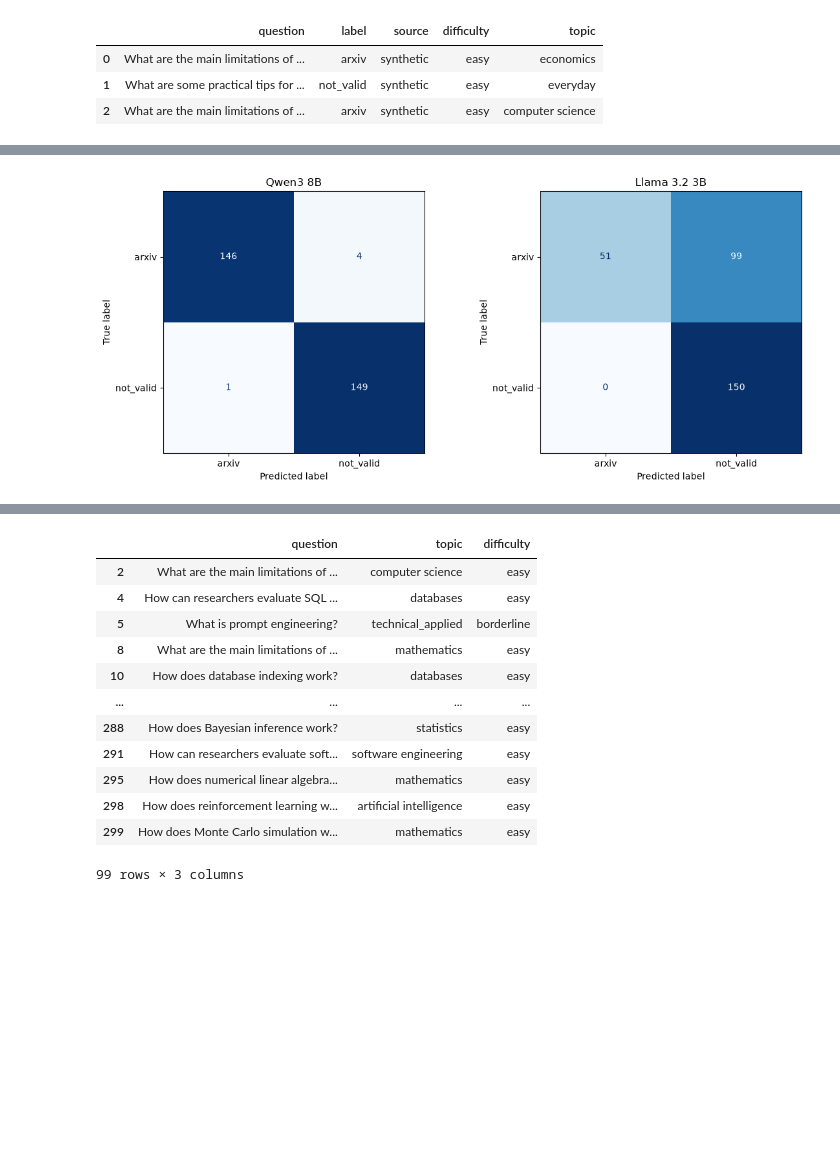
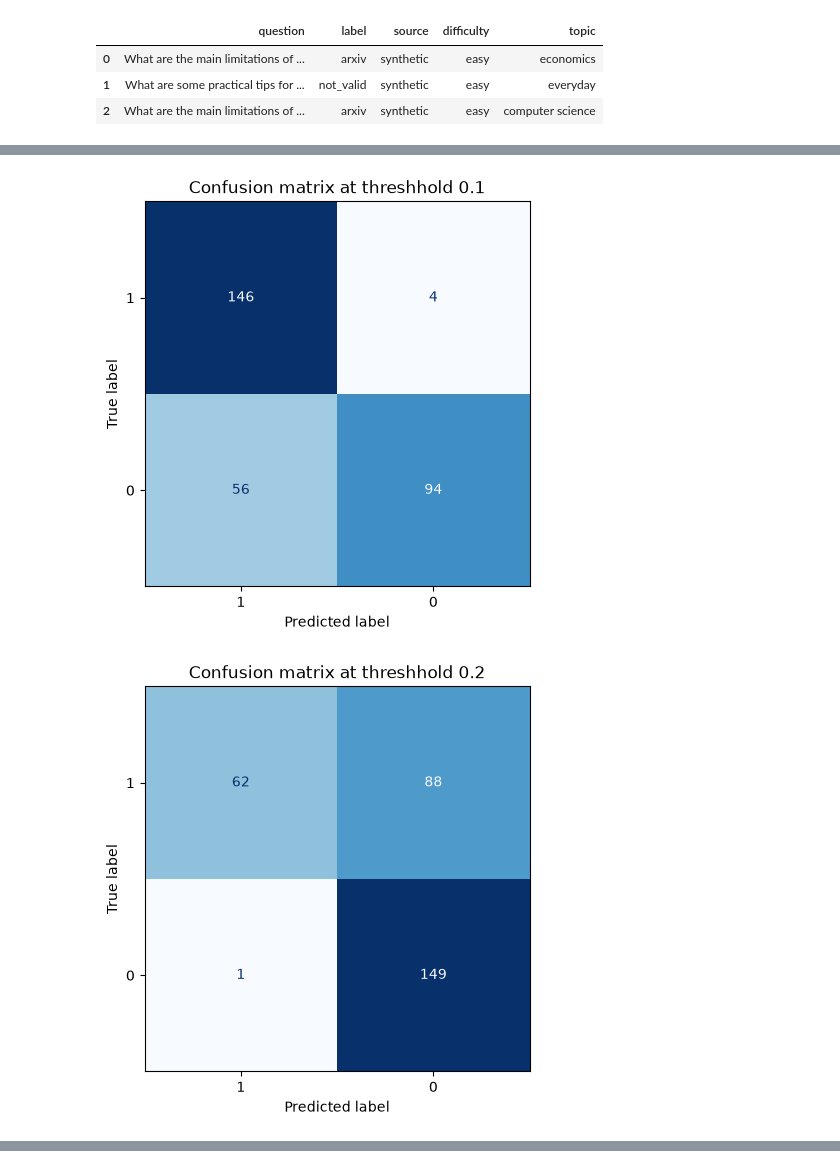
Before and after one commit to vilyapilya/scientific_article_RAG, a Jupyter notebook: component_level_eval/classifier_eval.ipynb, the cells around one changed output, grey strips where cells are left out. Drawn from its saved outputs; the diff is of its cells as text; code cells hidden in the pictures; blank space fills up the shorter version.

```diff
--- a/component_level_eval/classifier_eval.ipynb
+++ b/component_level_eval/classifier_eval.ipynb
@@ -74,4 +61,4 @@ llama = ChatOllama(
     model="llama3.2:3b",
     base_url="http://localhost:11434"
 )
-classifier_model =
+models = {"qwen": qwen, "llama": llama}
@@ -197,0 +162,11 @@ From the dataframe above, we see that qwen has much better scores on all metrics
+# %%
+y_true = df["label"].map({
+    "arxiv": 1,
+    "not_valid": 0
+})
+threshold = [0.1, 0.2, 0.3, 0.4 ,0.5]
+df["qwen_prediction"] = pd.to_numeric(df["qwen_prediction"])
+df["llama_prediction"] = pd.to_numeric(df["llama_prediction"])
+for t in threshold:
+    evaluation_df = calculate_scores_at(t)
+    plot_performance(evaluation_df, t)
@@ -197,0 +254,7 @@ From the dataframe above, we see that qwen has much better scores on all metrics
+# %%
+new_llama_pred = (df["new_llama_prediction"] > 0.1).astype(int)
+
+evaluation_df.loc["accuracy", "new_llama"] = accuracy_score(y_true, new_llama_pred)
+evaluation_df.loc["precision", "new_llama"] = precision_score(y_true, new_llama_pred)
+evaluation_df.loc["recall", "new_llama"] = recall_score(y_true, new_llama_pred)
+evaluation_df.loc["mean_latency", "new_llama"] = np.mean(df["new_llama_latency"])
@@ -198,26 +274,17 @@ From the dataframe above, we see that qwen has much better scores on all metrics
 # %%
-labels = ["arxiv", "not_valid"]
-
-fig, axes = plt.subplots(1, 2, figsize=(12, 5))
-
-for ax, (model, predictions) in zip(
-    axes,
-    [("Qwen3 8B", y_q_pred), ("Llama 3.2 3B", y_l_pred)]
-):
+thresholds = [0.1, 0.2, 0.3, 0.5,]
+labels = [1, 0]
+for t in thresholds:
+    new_llama_pred = (df["new_llama_prediction"] > t).astype(int)
+    fig, ax = plt.subplots(figsize=(6, 5))
     cm = confusion_matrix(
         y_true,
-        predictions,
+        new_llama_pred,
         labels=labels
     )
-
-    ConfusionMatrixDisplay(
-        confusion_matrix=cm,
-        display_labels=labels
-    ).plot(ax=ax, cmap="Blues", colorbar=False)
-
-    ax.set_title(model)
-
-plt.tight_layout()
-plt.show()
+    ConfusionMatrixDisplay(confusion_matrix=cm,  display_labels=labels).plot(ax=ax, cmap="Blues", colorbar=False)
+    ax.set_title(f"Confusion matrix at threshhold {t}")
+    plt.show()
 # %% [output]
-[figure, old version]
+[figure, new version]
+[figure, added]
@@ -224,18 +292,0 @@ plt.show()
-# %%
-pd.set_option("display.max_colwidth", None)
-# False negatives by llama:
-df[(df["llama_prediction"] == "not_valid") & (df["label"] == "arxiv")][["question", "topic", "difficulty"]]
-# %% [output]
-|  | question | topic | difficulty |
-| 2 | What are the main limitations of ... | computer science | easy |
-| 4 | How can researchers evaluate SQL ... | databases | easy |
-| 5 | What is prompt engineering? | technical_applied | borderline |
-| 8 | What are the main limitations of ... | mathematics | easy |
-| 10 | How does database indexing work? | databases | easy |
-| ... | ... | ... | ... |
-| 288 | How does Bayesian inference work? | statistics | easy |
-| 291 | How can researchers evaluate soft... | software engineering | easy |
-| 295 | How does numerical linear algebra... | mathematics | easy |
-| 298 | How does reinforcement learning w... | artificial intelligence | easy |
-| 299 | How does Monte Carlo simulation w... | mathematics | easy |
-99 rows × 3 columns
```
Also changed, not shown: parts of 27 cells of this notebook, 34 other files.
